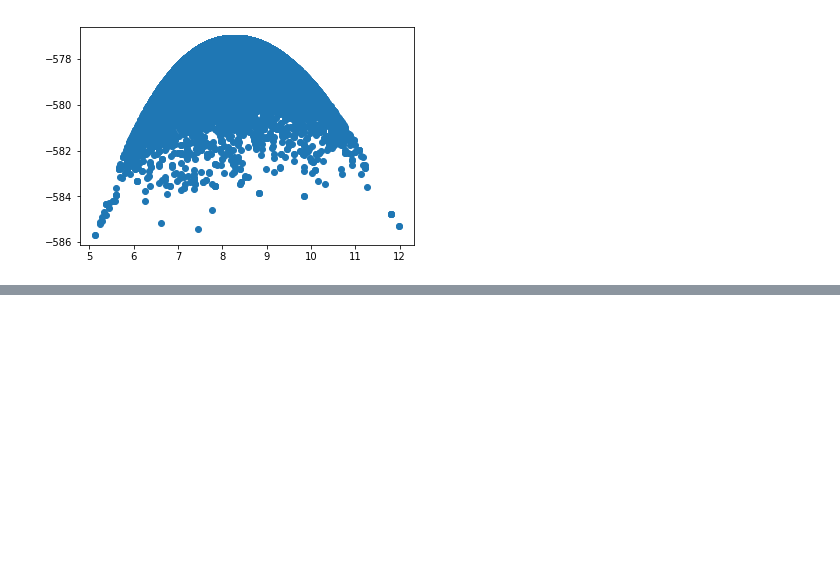
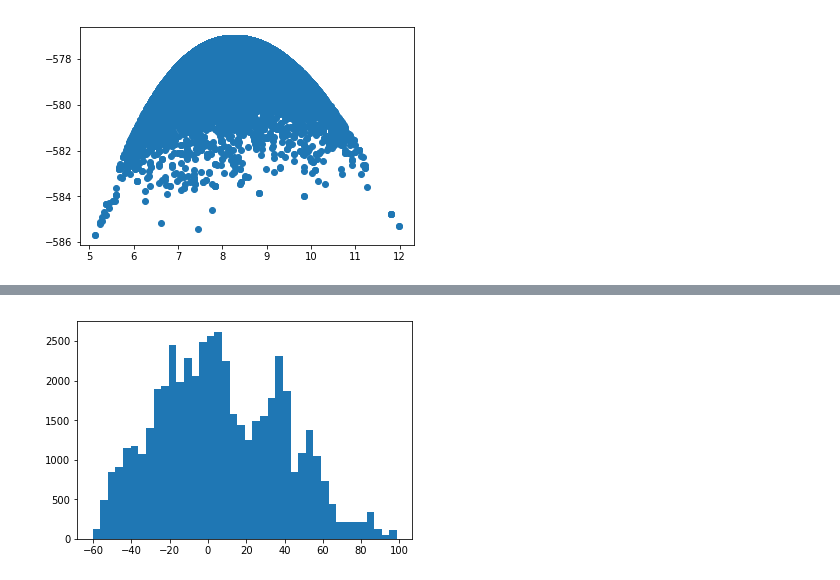
Before and after one commit to JoseMontanaC/Metodos_Computacionales, a Jupyter notebook: Repaso_Ejercicios/Ejercicio_9/Ejercicio_9.ipynb, the cells around one changed output, grey strips where cells are left out. Drawn from its saved outputs; the diff is of its cells as text; code cells hidden in the pictures; blank space fills up the shorter version.

```diff
--- a/Repaso_Ejercicios/Ejercicio_9/Ejercicio_9.ipynb
+++ b/Repaso_Ejercicios/Ejercicio_9/Ejercicio_9.ipynb
@@ -101,0 +132,32 @@ plt.scatter(param[:,1], posterior)
+# %%
+N = 50000
+lista_a = [3]
+lista_b= [8.0]
+sigma_a=0.5
+sigma_b=1.0
+x_obs = PIB
+y_obs = vida
+# sigma_y_obs = np.ones(len(vida))
+sigma_y_obs = 1/np.sqrt(Population)
+for i in range(1,N):
+    propuesta_a  = lista_a[i-1] + np.random.normal(0,sigma_a)
+    propuesta_b  = lista_b[i-1] + np.random.normal(0,sigma_b)
+    logposterior_viejo = loglikelihood(x_obs, y_obs, sigma_y_obs, lista_a[i-1],lista_b[i-1]) + logprior(lista_a[i-1],lista_b[i-1])
+    logposterior_nuevo = loglikelihood(x_obs, y_obs, sigma_y_obs, propuesta_a,propuesta_b) + logprior(propuesta_a,propuesta_b)
+
+    r = min(1,np.exp(logposterior_nuevo-logposterior_viejo))
+    alpha = np.random.random()
+    if(alpha<r):
+        lista_a.append(propuesta_a)
+        lista_b.append(propuesta_b)
+    else:
+        lista_a.append(lista_a[i-1])
+        lista_b.append(lista_b[i-1])
+
+lista_a=np.array(lista_a)
+lista_b=np.array(lista_b)
+# %%
+_=plt.hist(lista_a, bins=40)
+plt.show()
+# %% [output]
+[figure, added]
```
Also changed, not shown: parts of 7 cells of this notebook.
